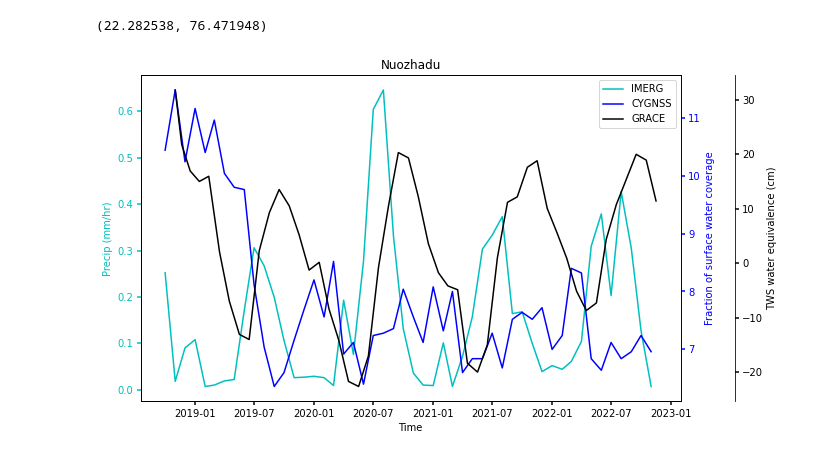
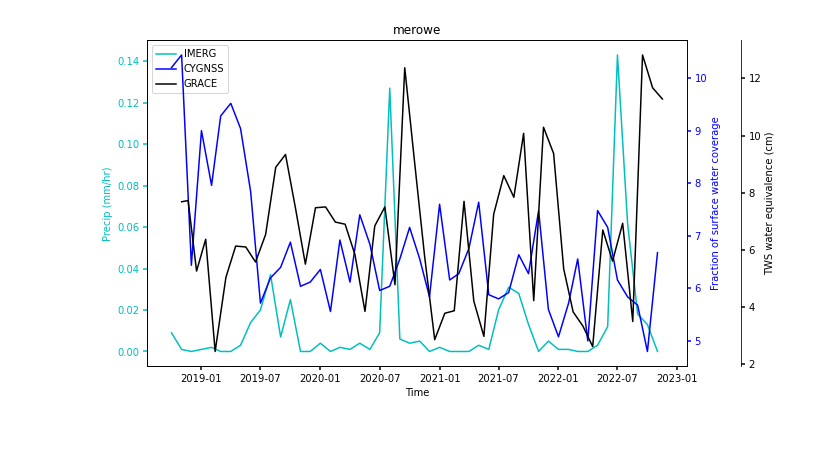
Before and after one commit to ascheliga/CYGNSS-GRACE, a Jupyter notebook: notebooks/res_time_series.ipynb, the cells around one changed output. Saved outputs shown, nothing was run; the diff lists cells and outputs as text; code cells hidden in the pictures.

```diff
--- a/notebooks/res_time_series.ipynb
+++ b/notebooks/res_time_series.ipynb
@@ -29,8 +20,8 @@ import area_subsets
 # %%
-fw = load_data.load_CYGNSS_05()
+fw_DA = load_data.load_CYGNSS_05()
 grace_dict = load_data.load_GRACE()
 res_shp = load_data.load_GRanD()
-precip = load_data.load_IMERG()
+precip_DA = load_data.load_IMERG()
 # %%
 def single_timeseries_IMERG_CYGNSS_GRACE(coords_i,**plot_params):
     """
@@ -51,9 +42,9 @@ def single_timeseries_IMERG_CYGNSS_GRACE(coords_i,**plot_params):
         Series used for plotting
         Respectively, precipitation, fractional water, TWS
     """
-    global precip , fw , grace_dict
-    precip_full = area_subsets.precip_point_subset(coords_i,precip)
-    fw_full = area_subsets.cygnss_point_subset(coords_i,fw)
+    global precip_DA , fw_DA , grace_dict
+    precip_full = area_subsets.precip_point_subset(coords_i,precip_DA)
+    fw_full = area_subsets.cygnss_point_subset(coords_i,fw_DA)
     cmwe_full , mascon_ts = area_subsets.grace_point_subset(coords_i,grace_dict)
 
     precip , fw , cmwe = time_series_calcs.intersecting_timeframes(precip_full,fw_full,cmwe_full,buffer=0)
@@ -92,7 +63,3 @@ res_shp.loc[res_shp['MAIN_BASIN'] == 'Mekong',['DAM_NAME','COUNTRY','MAIN_USE','
-# %%
-area_subsets.reservoir_name_to_point('indirasagar',res_shp)
-# %% [output]
-(22.282538, 76.471948)
 # %%
 res_coords_dict = {
     'merowe' : (18.68 , 32.06),
@@ -100,10 +67,10 @@ res_coords_dict = {
     'estreito' : (-6.50001 ,-47.0)
 }
 # %%
-res_oi = 'Nuozhadu'
+res_oi = 'merowe'
 plot_params = {
     'title' : res_oi
 }
 precip_series , fw_series , cmwe_series = single_timeseries_IMERG_CYGNSS_GRACE(area_subsets.reservoir_name_to_point(res_oi,res_shp),**plot_params)
 # %% [output]
-[figure, old version]
+[figure, new version]
```
Also changed, not shown: parts of 15 cells of this notebook.
